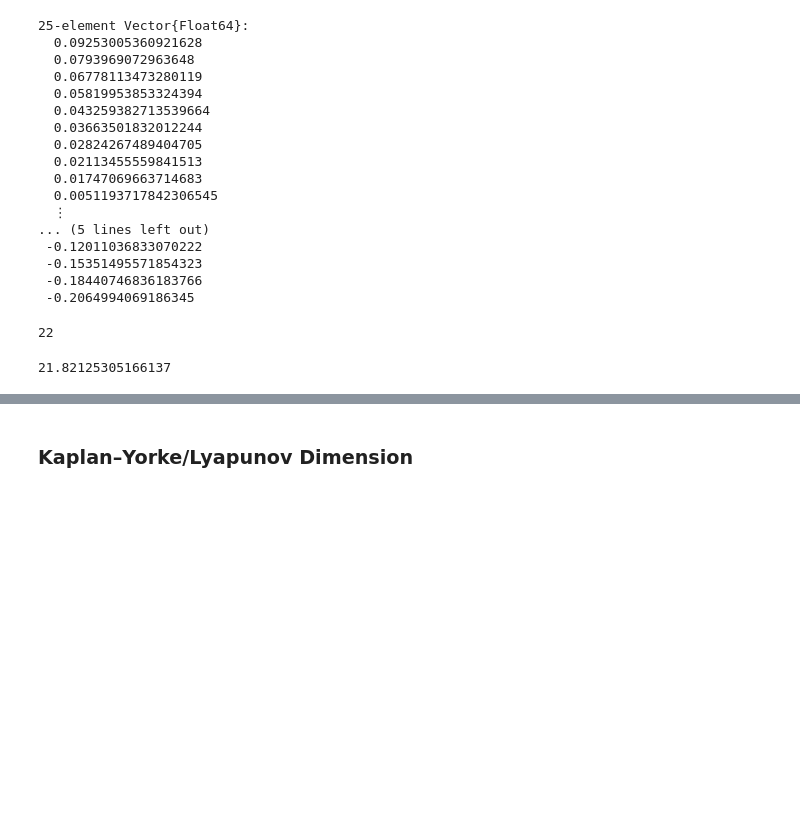
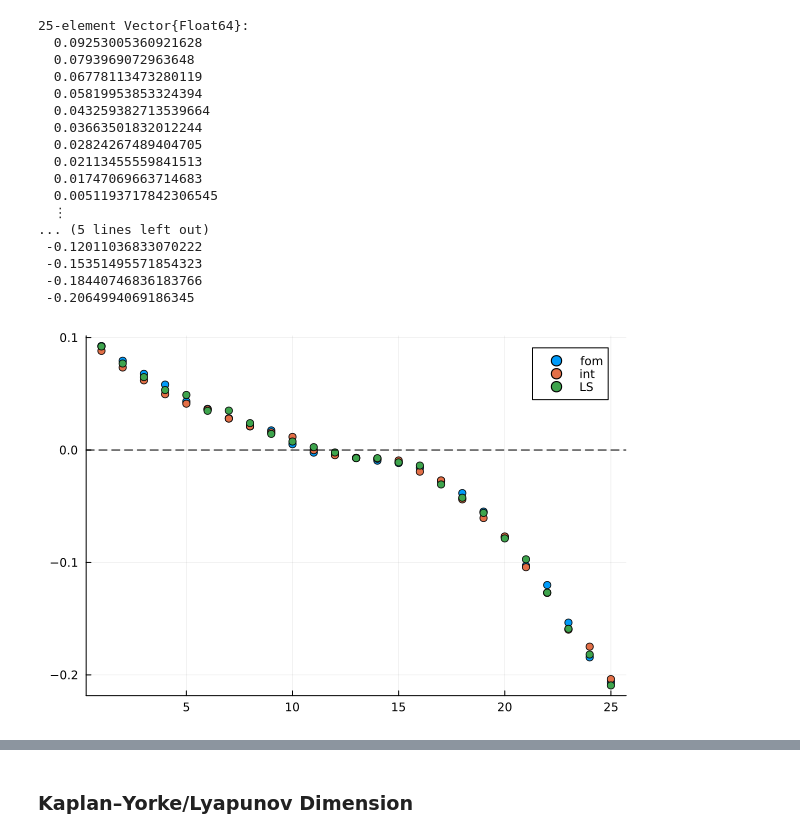
Before and after one commit to smallpondtom/LiftAndLearn.jl, a Jupyter notebook: examples/10_KSE_EP-OpInf.ipynb, the cells around one changed output, grey strips where cells are left out. Drawn from its saved outputs; the diff is of its cells as text; code cells hidden in the pictures; blank space fills up the shorter version.

```diff
--- a/examples/10_KSE_EP-OpInf.ipynb
+++ b/examples/10_KSE_EP-OpInf.ipynb
@@ -1421,18 +1373,3 @@ foo = lyapunovExponent(KSE, DATA["op_fom_tr"][1], KSE.integrate_FD, DATA["IC_tra
  -0.15351495571854323
  -0.18440746836183766
  -0.2064994069186345
-# %%
-a = 0
-for i in 1:25
-    a += foo[i]
-    if a < 0
-        println(i)
-        break
-    end
-end
-# %% [output]
-22
-# %%
-bar = 21 + sum(foo[1:21]) / abs(foo[22])
-# %% [output]
-21.82125305166137
@@ -1463,0 +1376,7 @@ function numirical_MLE(X, )
+# %%
+scatter(foo, label="fom")
+scatter!(bar, label="int")
+scatter!(baz, label="LS")
+hline!([0.0], c=:black, ls=:dash, label="")
+# %% [output]
+[figure, added]
```
Also changed, not shown: parts of 12 cells of this notebook, 1 other file.
